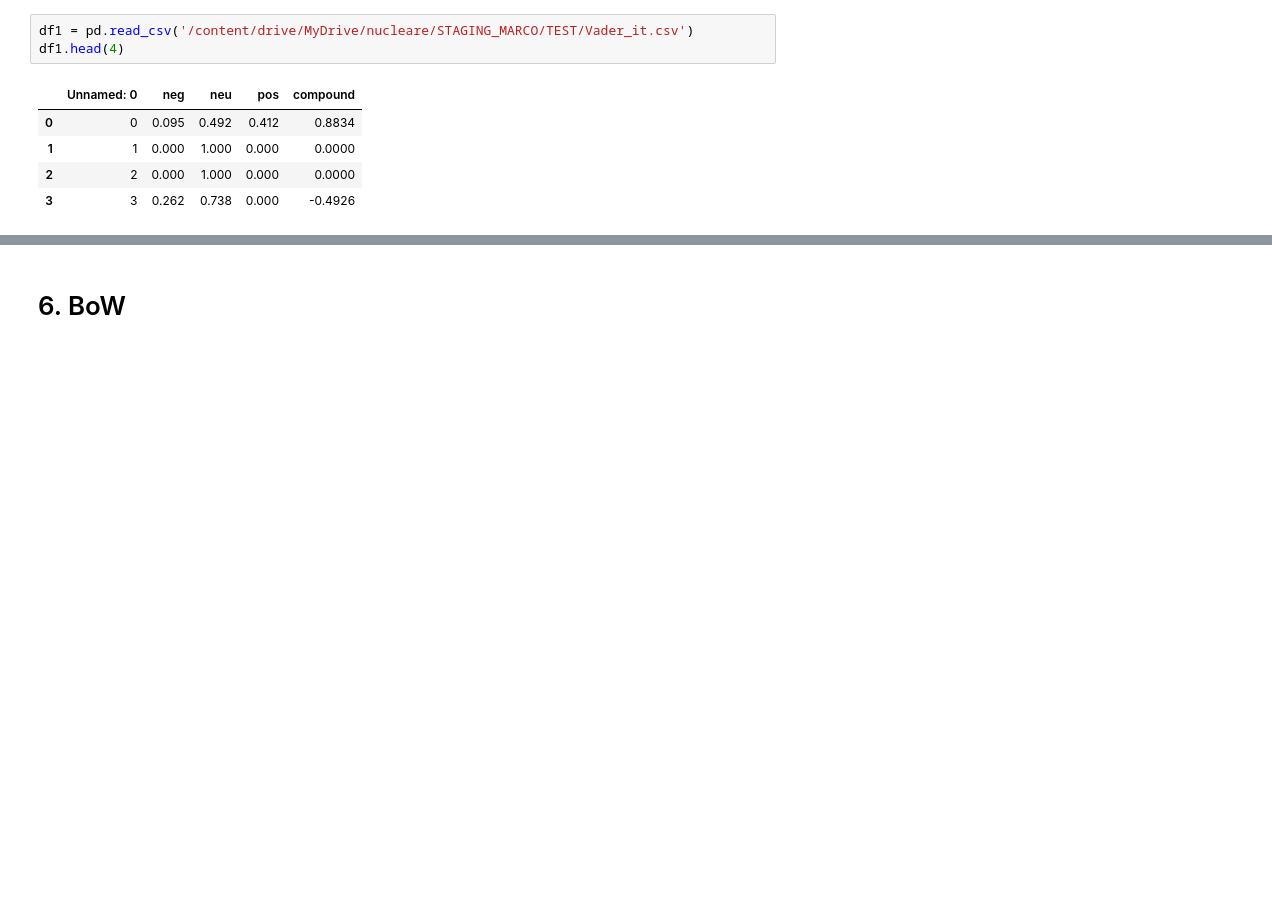
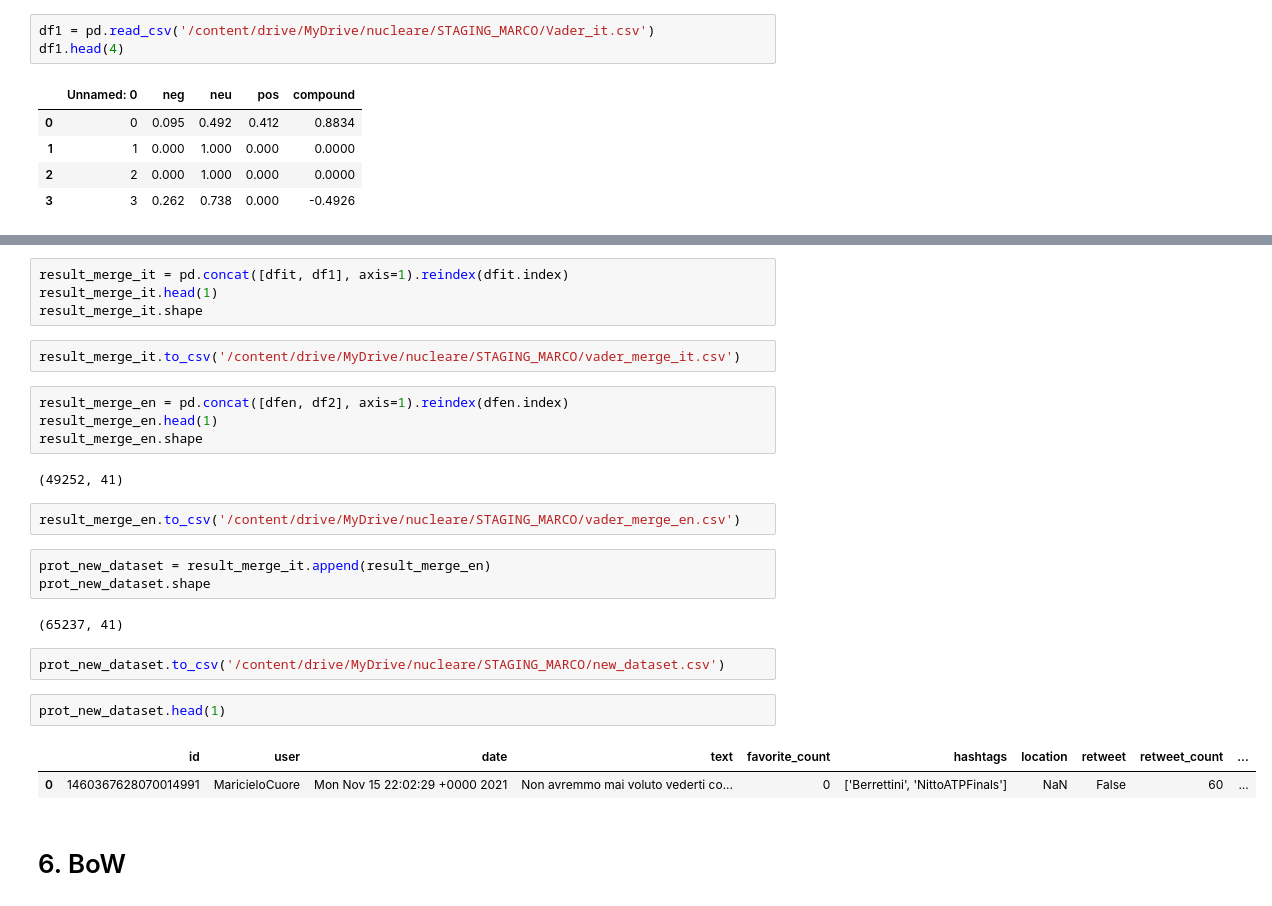
Before and after one commit to AScarcella3/TextMiningProject, a Jupyter notebook: main.ipynb, the cells around one changed output, grey strips where cells are left out. Drawn from its saved outputs; the diff is of its cells as text; blank space fills up the shorter version.

```diff
--- a/main.ipynb
+++ b/main.ipynb
@@ -902,7 +904,7 @@ df1.to_csv('/content/drive/MyDrive/nucleare/STAGING_MARCO/Vader_it.csv')
 
 [10000 rows x 4 columns]
 # %%
-df1 = pd.read_csv('/content/drive/MyDrive/nucleare/STAGING_MARCO/TEST/Vader_it.csv')
+df1 = pd.read_csv('/content/drive/MyDrive/nucleare/STAGING_MARCO/Vader_it.csv')
 df1.head(4)
 # %% [output]
 |  | Unnamed: 0 | neg | neu | pos | compound |
@@ -913,3 +917,29 @@ df1.head(4)
+# %%
+result_merge_it = pd.concat([dfit, df1], axis=1).reindex(dfit.index)
+result_merge_it.head(1)
+result_merge_it.shape
+# %%
+result_merge_it.to_csv('/content/drive/MyDrive/nucleare/STAGING_MARCO/vader_merge_it.csv')
+# %%
+result_merge_en = pd.concat([dfen, df2], axis=1).reindex(dfen.index)
+result_merge_en.head(1)
+result_merge_en.shape
+# %% [output]
+(49252, 41)
+# %%
+result_merge_en.to_csv('/content/drive/MyDrive/nucleare/STAGING_MARCO/vader_merge_en.csv')
+# %%
+prot_new_dataset = result_merge_it.append(result_merge_en)
+prot_new_dataset.shape
+# %% [output]
+(65237, 41)
+# %%
+prot_new_dataset.to_csv('/content/drive/MyDrive/nucleare/STAGING_MARCO/new_dataset.csv')
+# %%
+prot_new_dataset.head(1)
+# %% [output]
+|  | id | user | date | text | favorite_count | hashtags | location | retweet | retweet_count | ... |
+| 0 | 1460367628070014991 | MaricieloCuore | Mon Nov 15 22:02:29 +0000 2021 | Non avremmo mai voluto vederti co... | 0 | ['Berrettini', 'NittoATPFinals'] | NaN | False | 60 | ... |
 # %% [markdown]
 # 6. BoW
 # %% [markdown]
```
Also changed, not shown: parts of 3 cells of this notebook.
